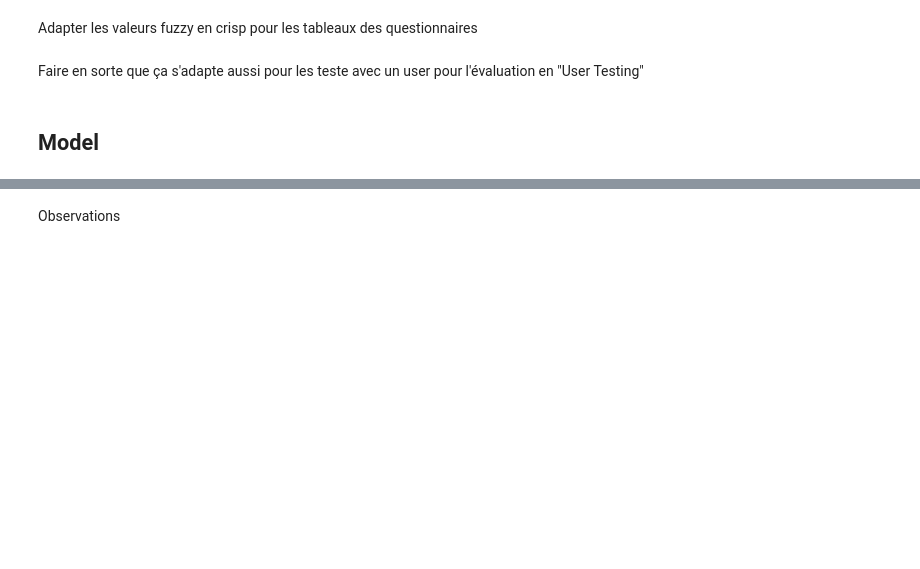
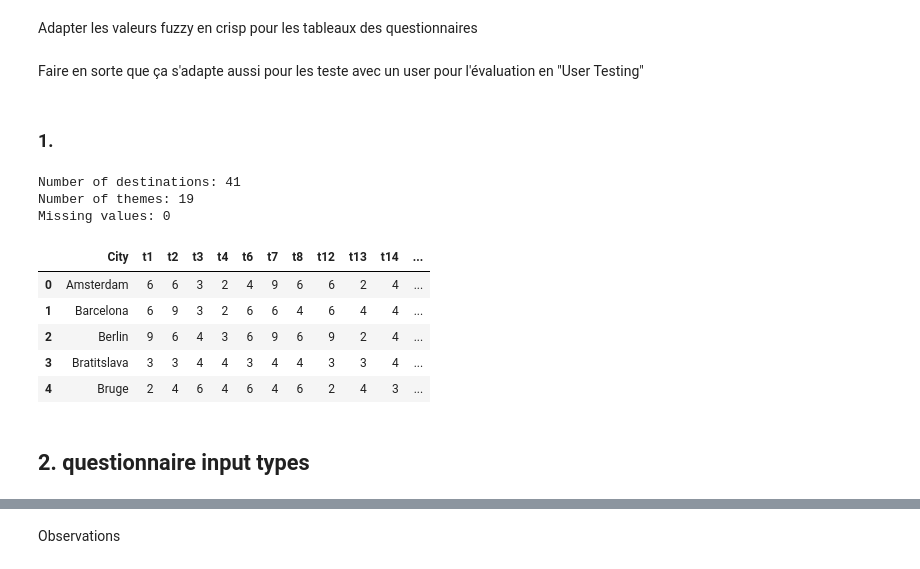
Before and after one commit to IBURTS/Fuzzy_Set_1_Projet, a Jupyter notebook: Sillage_fuzzy_model_evaluation.ipynb, the cells around one changed output, grey strips where cells are left out. Drawn from its saved outputs; the diff is of its cells as text; code cells hidden in the pictures; blank space fills up the shorter version.

```diff
--- a/Sillage_fuzzy_model_evaluation.ipynb
+++ b/Sillage_fuzzy_model_evaluation.ipynb
@@ -26,7 +26,44 @@ Expliquer les résultats en se basant sur les valeurs des destinations -> se bas
 Adapter les valeurs fuzzy en crisp pour les tableaux des questionnaires
 # %% [markdown]
 Faire en sorte que ça s'adapte aussi pour les teste avec un user pour l'évaluation en "User Testing"
+# %% [markdown]
+### 1.
 # %%
-print("hello world")
+import numpy as np
+import pandas as pd
+
+# Load our dataset
+cities = pd.read_csv("Cities.csv")
+
+# Themes with at least one questionnaire question
+selected_themes = [
+    1, 2, 3, 4, 6, 7, 8, 12, 13, 14,
+    17, 18, 19, 20, 21, 22, 23, 24, 27
+]
+
+selected_columns = [
+    f"t{theme}" for theme in selected_themes
+]
+
+# We keep only relevant criteria
+cities_selected = cities[
+    ["City"] + selected_columns
+].copy()
+
+print("Number of destinations:", len(cities_selected))
+print("Number of themes:", len(selected_columns))
+print("Missing values:", cities_selected.isna().sum().sum())
+
+display(cities_selected.head())
+# %% [output]
+Number of destinations: 41
+Number of themes: 19
+Missing values: 0
+|  | City | t1 | t2 | t3 | t4 | t6 | t7 | t8 | t12 | t13 | t14 | ... |
+| 0 | Amsterdam | 6 | 6 | 3 | 2 | 4 | 9 | 6 | 6 | 2 | 4 | ... |
+| 1 | Barcelona | 6 | 9 | 3 | 2 | 6 | 6 | 4 | 6 | 4 | 4 | ... |
+| 2 | Berlin | 9 | 6 | 4 | 3 | 6 | 9 | 6 | 9 | 2 | 4 | ... |
+| 3 | Bratitslava | 3 | 3 | 4 | 4 | 3 | 4 | 4 | 3 | 3 | 4 | ... |
+| 4 | Bruge | 2 | 4 | 6 | 4 | 6 | 4 | 6 | 2 | 4 | 3 | ... |
-# %% [markdown]
-## Model
+# %% [markdown]
+## 2. questionnaire input types
```
Also changed, not shown: parts of 13 cells of this notebook.
